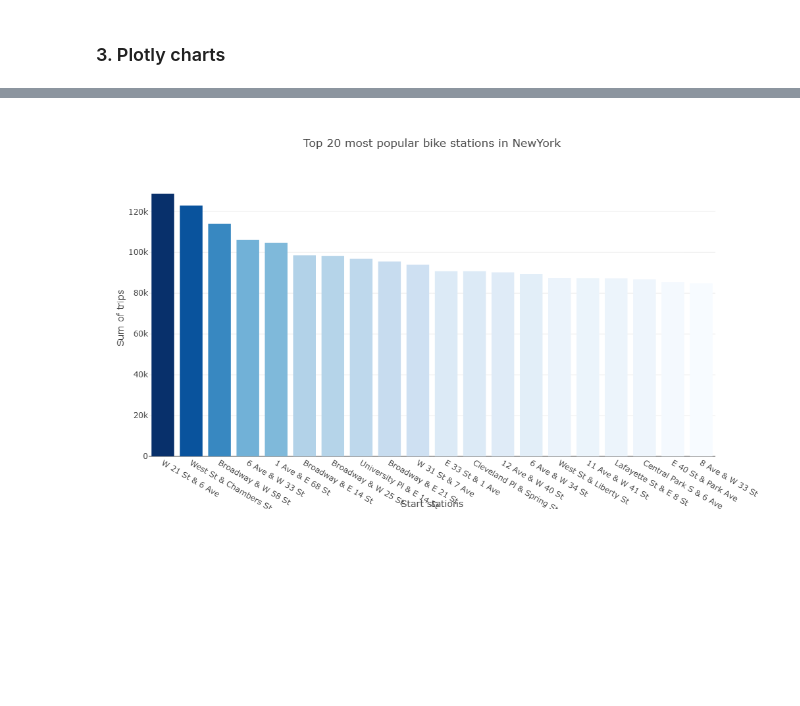
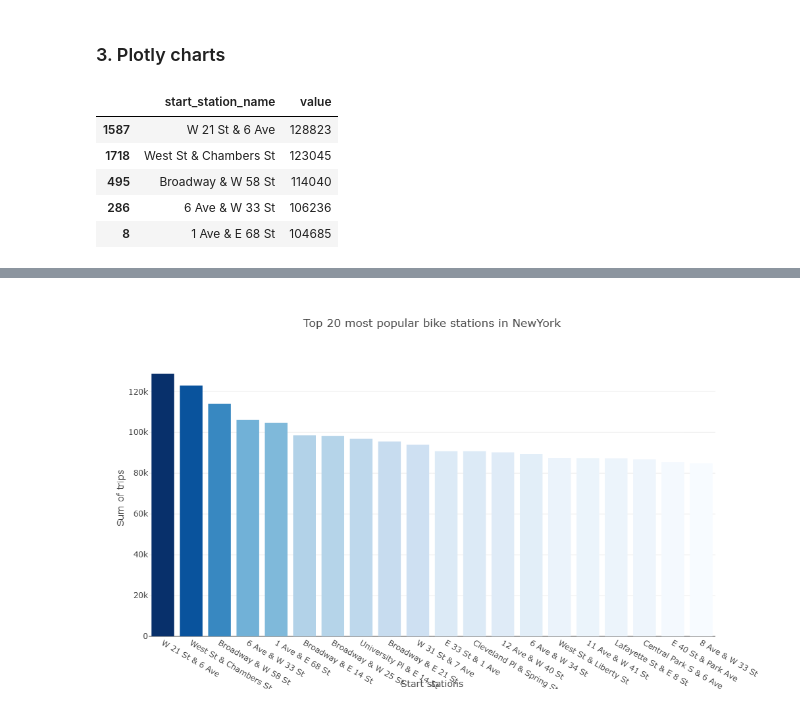
Before and after one commit to tarishi10/New-York-Citi-Bike, a Jupyter notebook: Task 2.6_creating dashboards with plotly.ipynb, the cells around one changed output, grey strips where cells are left out. Saved outputs shown, nothing was run; the diff lists cells and outputs as text; code cells hidden in the pictures; blank space fills up the shorter version.

```diff
--- a/Task 2.6_creating dashboards with plotly.ipynb
+++ b/Task 2.6_creating dashboards with plotly.ipynb
@@ -133,6 +133,15 @@ df.head()
 df['value'] = 1
 df_groupby_bar = df.groupby('start_station_name', as_index=False).agg({'value': 'sum'})
 top20 = df_groupby_bar.nlargest(20, 'value')
+# %%
+top20.head()
+# %% [output]
+|  | start_station_name | value |
+| 1587 | W 21 St & 6 Ave | 128823 |
+| 1718 | West St & Chambers St | 123045 |
+| 495 | Broadway & W 58 St | 114040 |
+| 286 | 6 Ave & W 33 St | 106236 |
+| 8 | 1 Ave & E 68 St | 104685 |
 # %%
 fig = go.Figure(go.Bar(x = top20['start_station_name'], y = top20['value'], marker={'color': top20['value'],'colorscale': 'Blues'}))
 fig.write_html("Visualizations/top20_stations_bar.html")
```
Also changed, not shown: parts of 5 cells of this notebook, 2 other files.
